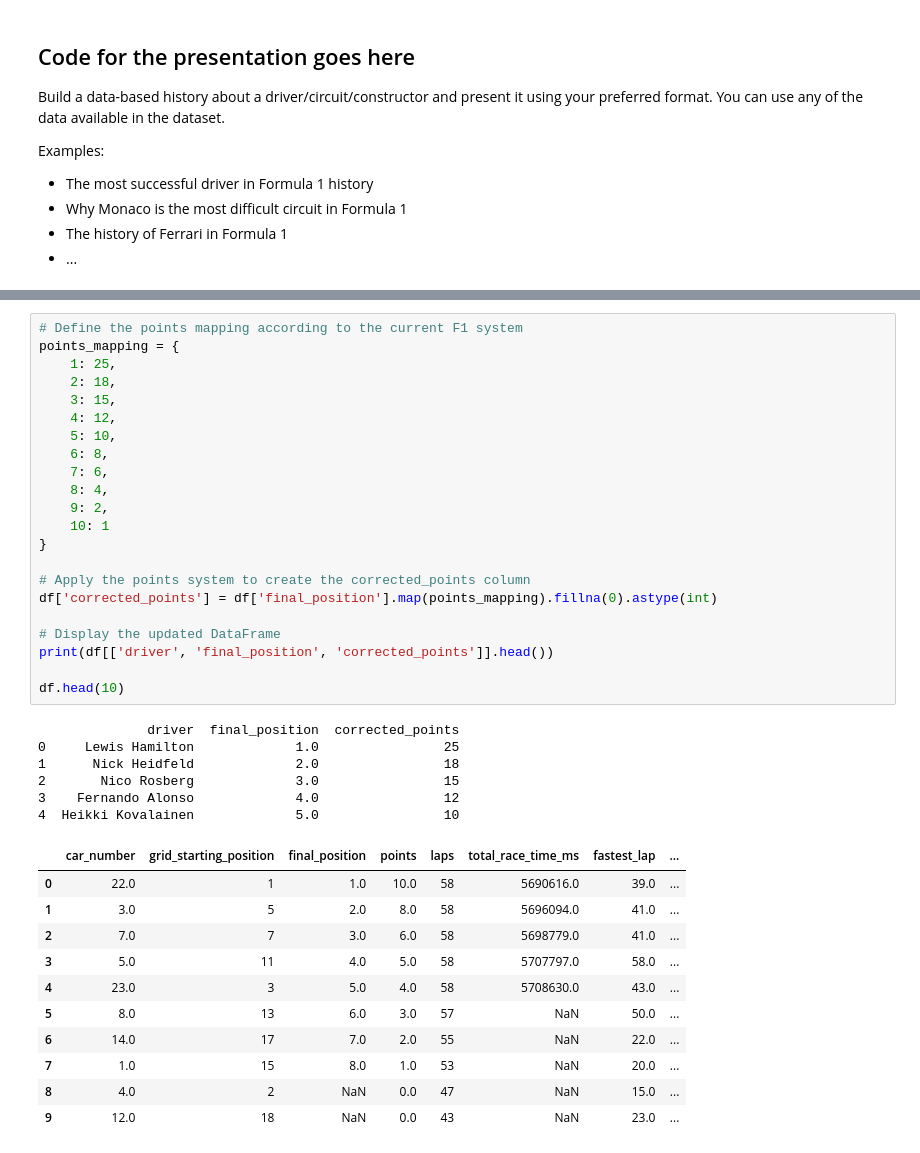
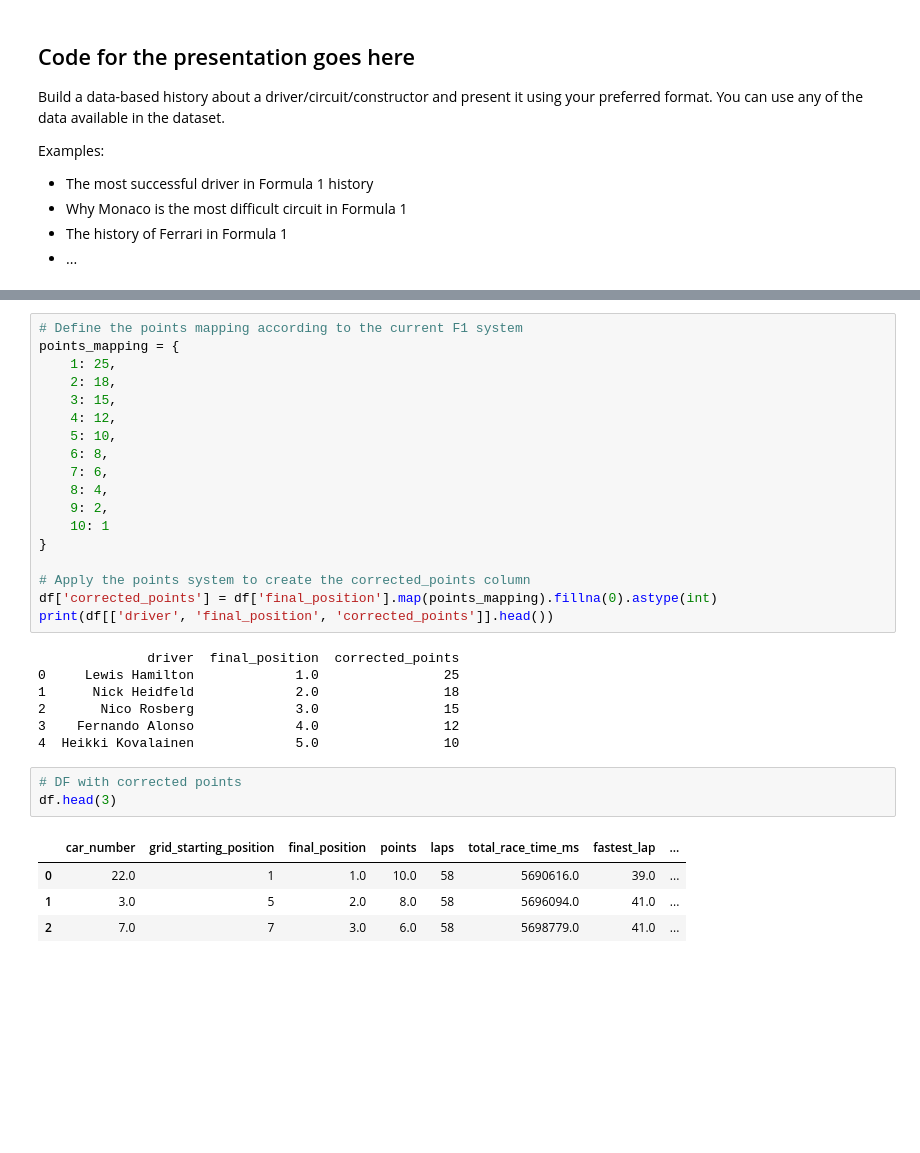
Before and after one commit to BOYSABIO/IE-University, a Jupyter notebook: IE_MASTERS/7_PYTHON_FOR_DATA_ANALYSIS/GROUP_PROJECT/group_assignment_8.ipynb, the cells around one changed output, grey strips where cells are left out. Saved outputs shown, nothing was run; the diff lists cells and outputs as text; blank space fills up the shorter version.

```diff
--- a/IE_MASTERS/7_PYTHON_FOR_DATA_ANALYSIS/GROUP_PROJECT/group_assignment_8.ipynb
+++ b/IE_MASTERS/7_PYTHON_FOR_DATA_ANALYSIS/GROUP_PROJECT/group_assignment_8.ipynb
@@ -769,11 +731,7 @@ points_mapping = {
 
 # Apply the points system to create the corrected_points column
 df['corrected_points'] = df['final_position'].map(points_mapping).fillna(0).astype(int)
-
-# Display the updated DataFrame
 print(df[['driver', 'final_position', 'corrected_points']].head())
-
-df.head(10)
 # %% [output]
               driver  final_position  corrected_points
 0     Lewis Hamilton             1.0                25
@@ -781,17 +739,14 @@ df.head(10)
 2       Nico Rosberg             3.0                15
 3    Fernando Alonso             4.0                12
 4  Heikki Kovalainen             5.0                10
-|  | car_number | grid_starting_position | final_position | points | laps | total_race_time_ms | fastest_lap | ... |
-| 0 | 22.0 | 1 | 1.0 | 10.0 | 58 | 5690616.0 | 39.0 | ... |
-| 1 | 3.0 | 5 | 2.0 | 8.0 | 58 | 5696094.0 | 41.0 | ... |
-| 2 | 7.0 | 7 | 3.0 | 6.0 | 58 | 5698779.0 | 41.0 | ... |
-| 3 | 5.0 | 11 | 4.0 | 5.0 | 58 | 5707797.0 | 58.0 | ... |
-| 4 | 23.0 | 3 | 5.0 | 4.0 | 58 | 5708630.0 | 43.0 | ... |
-| 5 | 8.0 | 13 | 6.0 | 3.0 | 57 | NaN | 50.0 | ... |
-| 6 | 14.0 | 17 | 7.0 | 2.0 | 55 | NaN | 22.0 | ... |
-| 7 | 1.0 | 15 | 8.0 | 1.0 | 53 | NaN | 20.0 | ... |
-| 8 | 4.0 | 2 | NaN | 0.0 | 47 | NaN | 15.0 | ... |
-| 9 | 12.0 | 18 | NaN | 0.0 | 43 | NaN | 23.0 | ... |
+# %%
+# DF with corrected points
+df.head(3)
+# %% [output]
+|  | car_number | grid_starting_position | final_position | points | laps | total_race_time_ms | fastest_lap | ... |
+| 0 | 22.0 | 1 | 1.0 | 10.0 | 58 | 5690616.0 | 39.0 | ... |
+| 1 | 3.0 | 5 | 2.0 | 8.0 | 58 | 5696094.0 | 41.0 | ... |
+| 2 | 7.0 | 7 | 3.0 | 6.0 | 58 | 5698779.0 | 41.0 | ... |
 # %%
 # Group by driver to calculate total corrected points and total races
 driver_performance_ratio = df.groupby('driver').agg(
```
Also changed, not shown: parts of 7 cells of this notebook.
